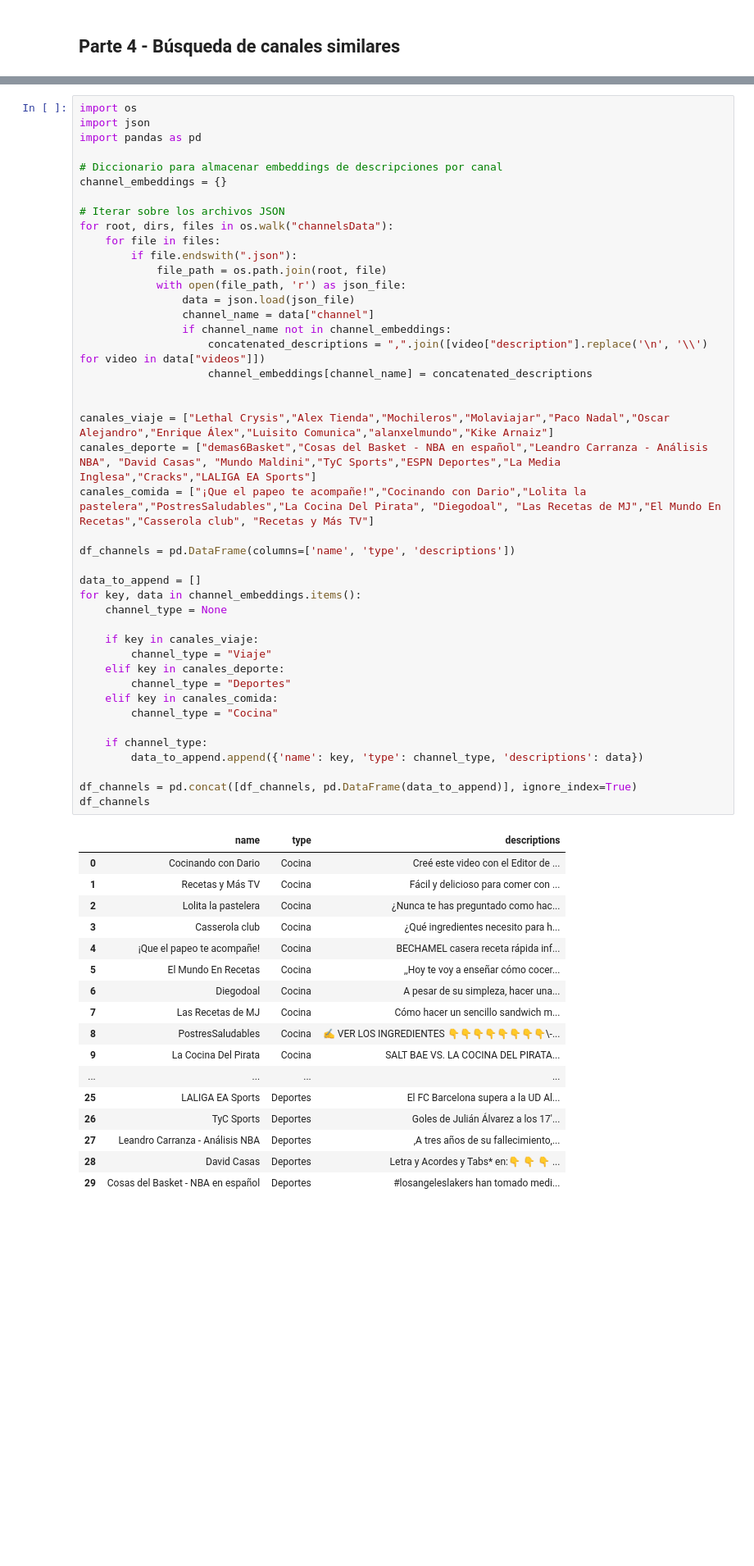
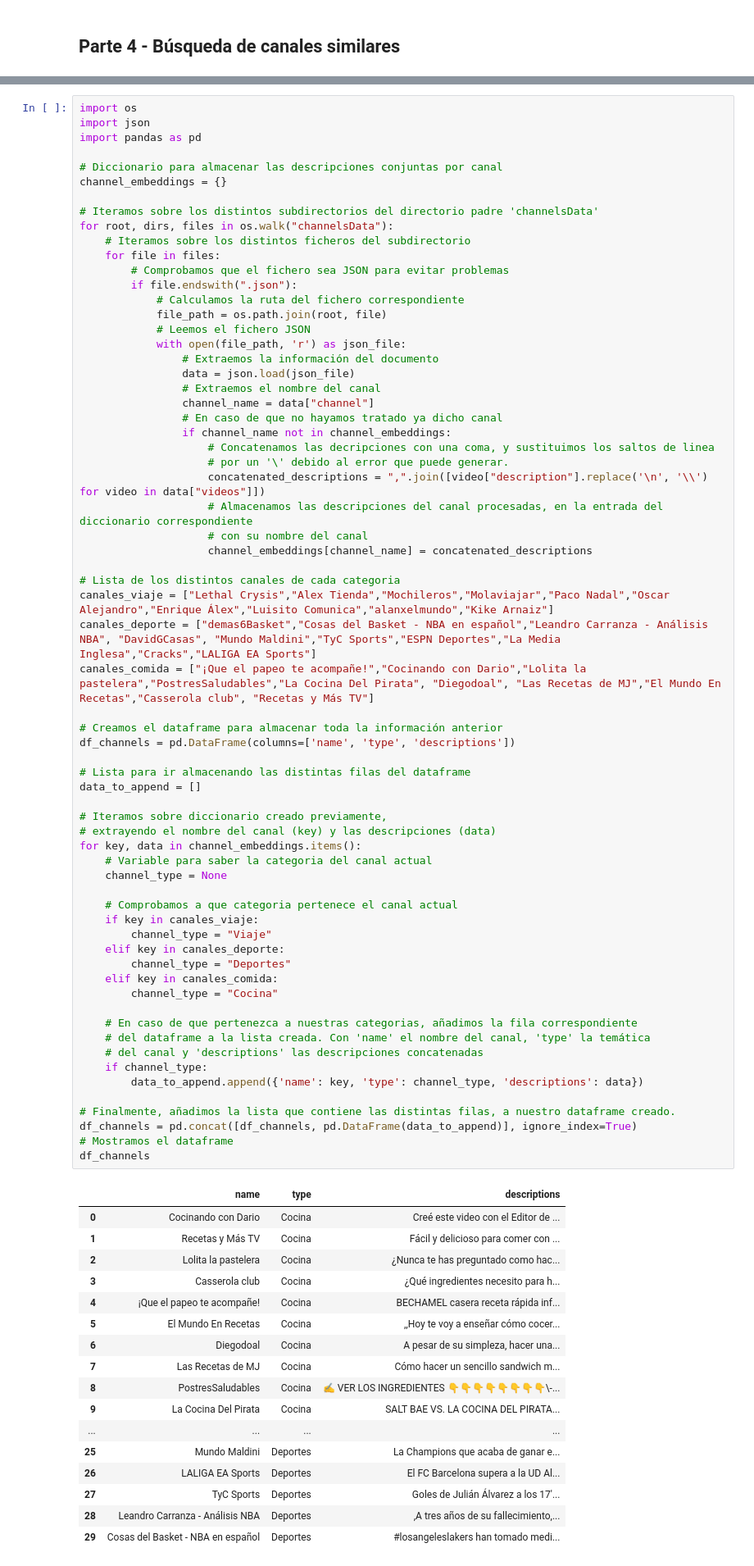
Before and after one commit to jesusGS01/TGINE, a Jupyter notebook: P2_TGINE_JesusGarciaSalmeron.ipynb, the cells around one changed output, grey strips where cells are left out. Shown at 82% size. Saved outputs shown, nothing was run; the diff lists cells and outputs as text; blank space fills up the shorter version.

```diff
--- a/P2_TGINE_JesusGarciaSalmeron.ipynb
+++ b/P2_TGINE_JesusGarciaSalmeron.ipynb
@@ -1138,59 +1159,82 @@ import os
 import json
 import pandas as pd
 
-# Diccionario para almacenar embeddings de descripciones por canal
+# Diccionario para almacenar las descripciones conjuntas por canal
 channel_embeddings = {}
 
-# Iterar sobre los archivos JSON
+# Iteramos sobre los distintos subdirectorios del directorio padre 'channelsData'
 for root, dirs, files in os.walk("channelsData"):
+    # Iteramos sobre los distintos ficheros del subdirectorio
     for file in files:
+        # Comprobamos que el fichero sea JSON para evitar problemas
         if file.endswith(".json"):
+            # Calculamos la ruta del fichero correspondiente
             file_path = os.path.join(root, file)
+            # Leemos el fichero JSON
             with open(file_path, 'r') as json_file:
+                # Extraemos la información del documento
                 data = json.load(json_file)
+                # Extraemos el nombre del canal
                 channel_name = data["channel"]
+                # En caso de que no hayamos tratado ya dicho canal
                 if channel_name not in channel_embeddings:
+                    # Concatenamos las decripciones con una coma, y sustituimos los saltos de linea
+                    # por un '\' debido al error que puede generar.
                     concatenated_descriptions = ",".join([video["description"].replace('\n', '\\') for video in data["videos"]])
+                    # Almacenamos las descripciones del canal procesadas, en la entrada del diccionario correspondiente
+                    # con su nombre del canal
                     channel_embeddings[channel_name] = concatenated_descriptions
 
-
+# Lista de los distintos canales de cada categoria
 canales_viaje = ["Lethal Crysis","Alex Tienda","Mochileros","Molaviajar","Paco Nadal","Oscar Alejandro","Enrique Álex","Luisito Comunica","alanxelmundo","Kike Arnaiz"]
-canales_deporte = ["demas6Basket","Cosas del Basket - NBA en español","Leandro Carranza - Análisis NBA", "David Casas", "Mundo Maldini","TyC Sports","ESPN Deportes","La Media Inglesa","Cracks","LALIGA EA Sports"]
+canales_deporte = ["demas6Basket","Cosas del Basket - NBA en español","Leandro Carranza - Análisis NBA", "DavidGCasas", "Mundo Maldini","TyC Sports","ESPN Deportes","La Media Inglesa","Cracks","LALIGA EA Sports"]
 canales_comida = ["¡Que el papeo te acompañe!","Cocinando con Dario","Lolita la pastelera","PostresSaludables","La Cocina Del Pirata", "Diegodoal", "Las Recetas de MJ","El Mundo En Recetas","Casserola club", "Recetas y Más TV"]
 
+# Creamos el dataframe para almacenar toda la información anterior
 df_channels = pd.DataFrame(columns=['name', 'type', 'descriptions'])
 
+# Lista para ir almacenando las distintas filas del dataframe
 data_to_append = []
+
+# Iteramos sobre diccionario creado previamente,
+# extrayendo el nombre del canal (key) y las descripciones (data)
 for key, data in channel_embeddings.items():
+    # Variable para saber la categoria del canal actual
     channel_type = None
 
+    # Comprobamos a que categoria pertenece el canal actual
     if key in canales_viaje:
         channel_type = "Viaje"
     elif key in canales_deporte:
         channel_type = "Deportes"
     elif key in canales_comida:
         channel_type = "Cocina"
 
+    # En caso de que pertenezca a nuestras categorias, añadimos la fila correspondiente
+    # del dataframe a la lista creada. Con 'name' el nombre del canal, 'type' la temática
+    # del canal y 'descriptions' las descripciones concatenadas
     if channel_type:
         data_to_append.append({'name': key, 'type': channel_type, 'descriptions': data})
 
+# Finalmente, añadimos la lista que contiene las distintas filas, a nuestro dataframe creado.
 df_channels = pd.concat([df_channels, pd.DataFrame(data_to_append)], ignore_index=True)
+# Mostramos el dataframe
 df_channels
 # %% [output]
 |  | name | type | descriptions |
 | 0 | Cocinando con Dario | Cocina | Creé este video con el Editor de ... |
 | 1 | Recetas y Más TV | Cocina | Fácil y delicioso para comer con ... |
 | 2 | Lolita la pastelera | Cocina | ¿Nunca te has preguntado como hac... |
 | 3 | Casserola club | Cocina | ¿Qué ingredientes necesito para h... |
 | 4 | ¡Que el papeo te acompañe! | Cocina | BECHAMEL casera receta rápida inf... |
 | 5 | El Mundo En Recetas | Cocina | ,,Hoy te voy a enseñar cómo cocer... |
 | 6 | Diegodoal | Cocina | A pesar de su simpleza, hacer una... |
 | 7 | Las Recetas de MJ | Cocina | Cómo hacer un sencillo sandwich m... |
 | 8 | PostresSaludables | Cocina | ✍ VER LOS INGREDIENTES 👇👇👇👇👇👇👇👇\-... |
 | 9 | La Cocina Del Pirata | Cocina | SALT BAE VS. LA COCINA DEL PIRATA... |
 | ... | ... | ... | ... |
-| 25 | LALIGA EA Sports | Deportes | El FC Barcelona supera a la UD Al... |
-| 26 | TyC Sports | Deportes | Goles de Julián Álvarez a los 17'... |
-| 27 | Leandro Carranza - Análisis NBA | Deportes | ,A tres años de su fallecimiento,... |
-| 28 | David Casas | Deportes | Letra y Acordes y Tabs* en:👇 👇 👇 ... |
+| 25 | Mundo Maldini | Deportes | La Champions que acaba de ganar e... |
+| 26 | LALIGA EA Sports | Deportes | El FC Barcelona supera a la UD Al... |
+| 27 | TyC Sports | Deportes | Goles de Julián Álvarez a los 17'... |
+| 28 | Leandro Carranza - Análisis NBA | Deportes | ,A tres años de su fallecimiento,... |
 | 29 | Cosas del Basket - NBA en español | Deportes | #losangeleslakers han tomado medi... |
```
Also changed, not shown: parts of 25 cells of this notebook.
